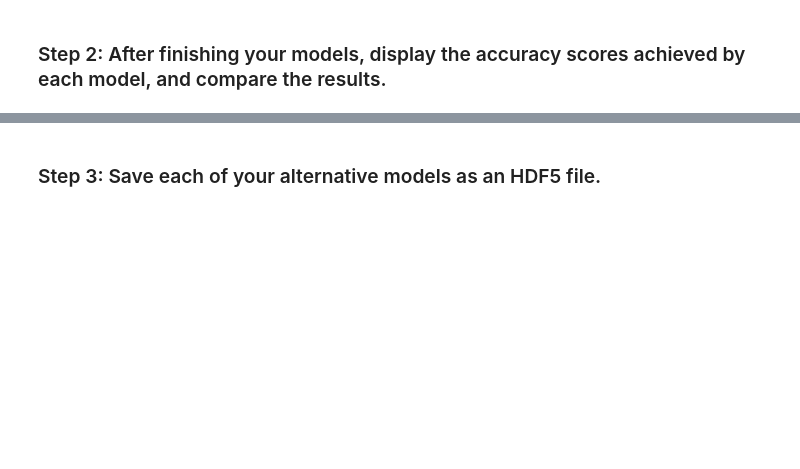
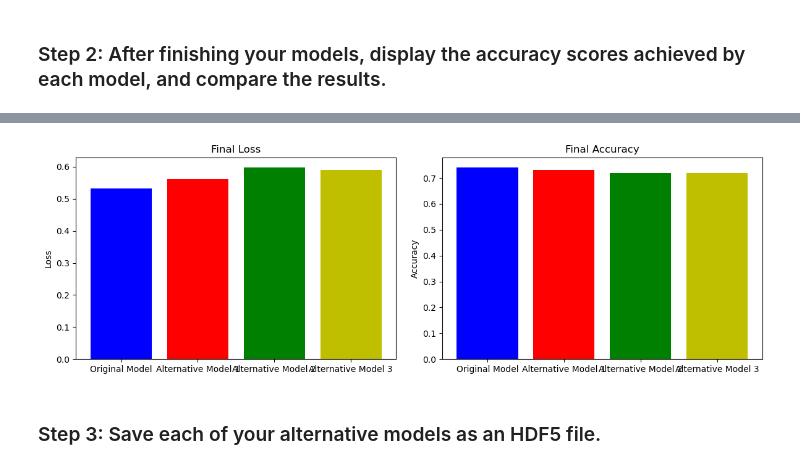
Before and after one commit to darcy5d/Fintech_Module_13_Homework_Assignment, a Jupyter notebook: venture_funding_with_deep_learning.ipynb, the cells around one changed output, grey strips where cells are left out. Cells and saved outputs as stored; diff of their text form; code cells hidden in the pictures; blank space fills up the shorter version.

```diff
--- a/venture_funding_with_deep_learning.ipynb
+++ b/venture_funding_with_deep_learning.ipynb
@@ -982,3 +1057,30 @@ print(f"Loss: {loss_alternative_model_3}, Accuracy: {accuracy_alternative_model_
+# %%
+import matplotlib.pyplot as plt
+
+# Loss and accuracy values for all models
+loss_values = [loss_original[-1], loss_A1[-1], loss_A2[-1], loss_A3[-1]]
+accuracy_values = [accuracy_original[-1], accuracy_A1[-1], accuracy_A2[-1], accuracy_A3[-1]]
+
+# Model labels
+models = ['Original Model', 'Alternative Model 1', 'Alternative Model 2', 'Alternative Model 3']
+
+# Create subplots for loss and accuracy
+fig, (ax1, ax2) = plt.subplots(1, 2, figsize=(12, 4))
+
+# Bar plot for loss
+ax1.bar(models, loss_values, color=['b', 'r', 'g', 'y'])
+ax1.set_title('Final Loss')
+ax1.set_ylabel('Loss')
+
+# Bar plot for accuracy
+ax2.bar(models, accuracy_values, color=['b', 'r', 'g', 'y'])
+ax2.set_title('Final Accuracy')
+ax2.set_ylabel('Accuracy')
+
+plt.tight_layout()
+plt.show()
+# %% [output]
+[figure, added]
 # %% [markdown]
 ### Step 3: Save each of your alternative models as an HDF5 file.
 # %%
```
Also changed, not shown: parts of 15 cells of this notebook, 4 other files.
